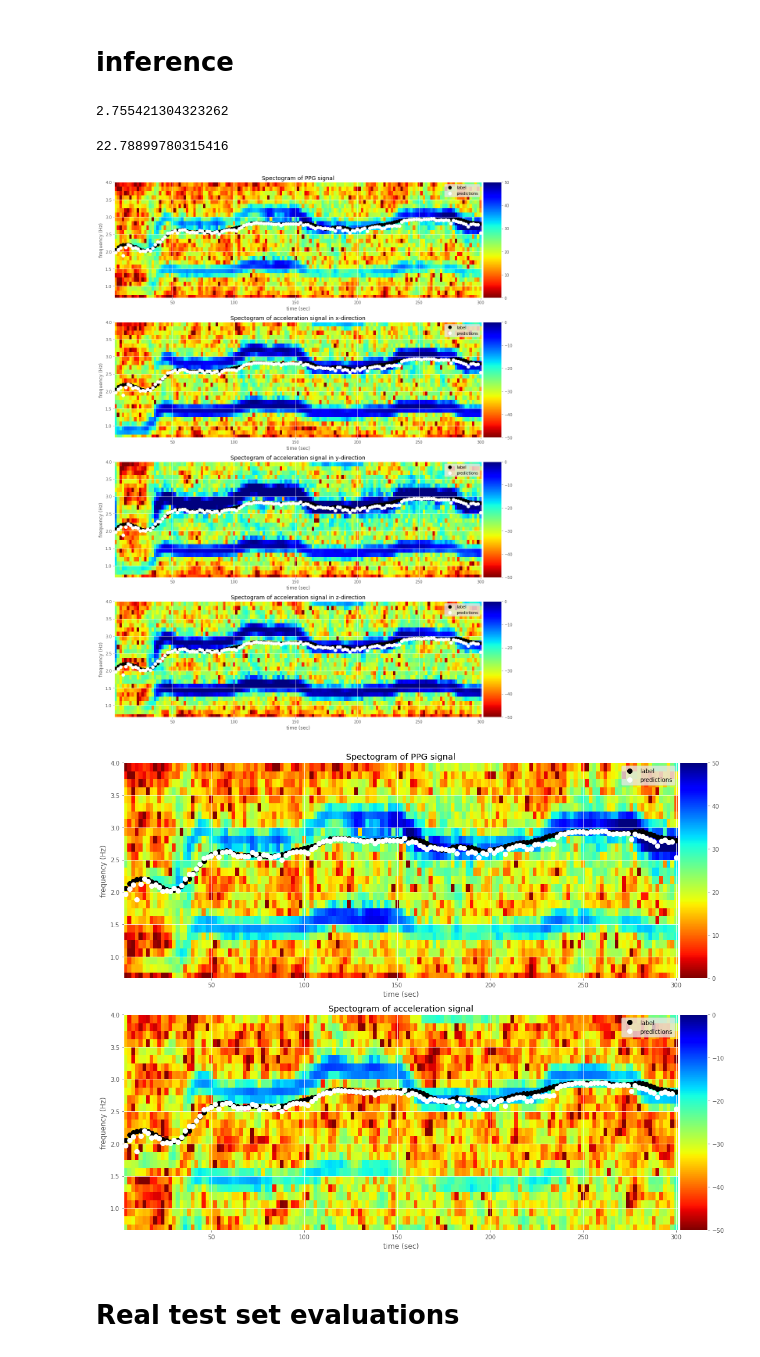
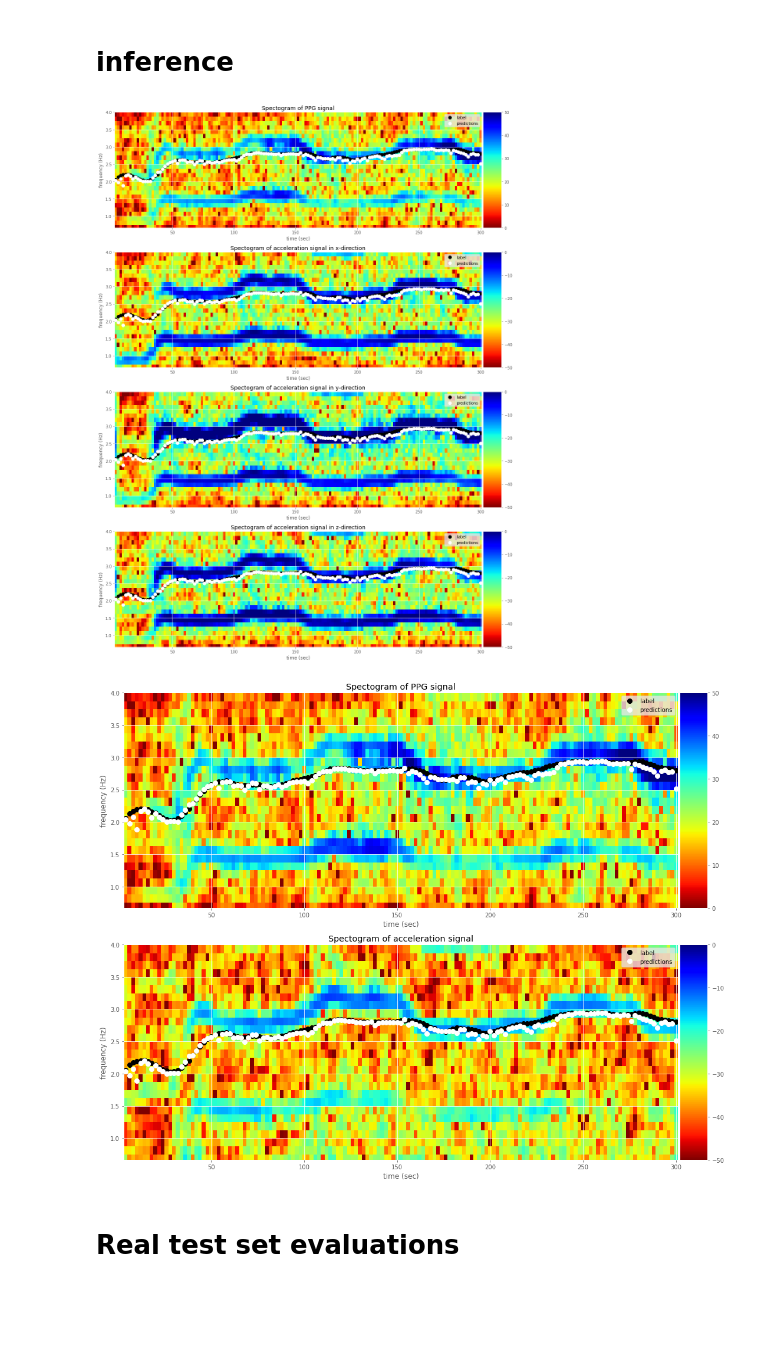
Before and after one commit to phthaloc/nd320-c4-wearable-data-project-starter, a Jupyter notebook: part_1/pulse_rate_starter.ipynb, the cells around one changed output. Drawn from its saved outputs; the diff is of its cells as text; code cells hidden in the pictures; blank space fills up the shorter version.

```diff
--- a/part_1/pulse_rate_starter.ipynb
+++ b/part_1/pulse_rate_starter.ipynb
@@ -609,4 +393,10 @@ def train_rpr_algorithm(df_hparams, features, labels):
 # %%
-model = train_rpr_algorithm(df_hparams=df_best_hparams, features=features, labels=labels)
+model = ml.train_best_rpr_algorithm(
+    features=features,
+    labels=labels,
+    df_hparams=df_best_hparams,
+    max_tree_depth=None,
+    n_estimators=None
+)
 model
 # %% [output]
@@ -615,0 +409,27 @@ RandomForestRegressor(max_depth=16, n_estimators=130, n_jobs=8, random_state=42)
+# %%
+pred_all = model.predict(features)
+abs_err_all = np.abs(labels - pred_all)
+idx_mae_all_sorted = abs_err_all.argsort()[::-1]
+
+# plot a window data point
+for i in idx_mae_all_sorted[:5]:
+    abr = 'sum'
+    fig = plot_util.plot_window_prediction(
+        freqs=dict_data_raw_window['freqs'][i],
+        ppg_fft=dict_data_raw_window['fft_ppg'][i],
+        ppg_peaks_freqs=dict_features['peaks_freq_ppg'][i],
+        ppg_peaks_pwr=dict_features['peaks_pwr_ppg'][i],
+        ppg_label=labels[i]/60,
+        ppg_pred=pred_all[i]/60,
+        acc_fft=dict_data_raw_window[f'fft_acc_{abr}'][i],
+        accx_fft=dict_data_raw_window['fft_accx'][i],
+        accy_fft=dict_data_raw_window['fft_accy'][i],
+        accz_fft=dict_data_raw_window['fft_accz'][i],
+        acc_peaks_freqs=dict_features[f'peaks_freq_acc_{abr}'][i],
+        acc_peaks_pwr=dict_features[f'peaks_pwr_acc_{abr}'][i],
+        min_freq=min_freq,
+        max_freq=max_freq
+    )
+    print(f'group: {groups[i]}')
+    print(f'label: {labels[i]} BPM ({labels[i]/60} Hz)')
+    print(f'absolute error: {abs_err_all[i]}')
@@ -722,15 +481,3 @@ def RunPulseRateAlgorithm(data_fl, ref_fl):
-# %%
-errors, cfd = RunPulseRateAlgorithm(
-    data_fl=data_files[0],
-    ref_fl=ref_files[0]
-)
-AggregateErrorMetric(pr_errors=errors, confidence_est=cfd)
-# %% [output]
-2.755421304323262
-# %%
-np.abs(errors)
-# %% [output]
-22.78899780315416
 # %%
 file = data_files[9]
 
@@ -743,7 +490,7 @@ accz_raw_filtered = etl.bandpass_filter(signal=input_data_raw[file_key]['accz'],
 acc_abs, _ = etl.total_accelerometer_signal(accx=accx_raw_filtered, accy=accy_raw_filtered, accz=accz_raw_filtered, n_fft=n_fft)
 lbls = labels_raw[f'ref{file_key[4:]}']/60
 
-infer_data, infer_features, infere_data_names = etl.prepare_inference_data(
+infer_data, infer_dict_features = etl.prepare_inference_data(
     ppg=ppg,
     accx=accx,
     accy=accy,
@@ -756,37 +503,38 @@ infer_data, infer_features, infere_data_names = etl.prepare_inference_data(
     peaks_param=peaks_param,
     frac_en_param=frac_en_param
 )
+infer_features, infere_data_names = etl.transform_features(dict_features=infer_dict_features)
 # predict pulse rate estimates (in bpm):
 pred = model.predict(infer_features)
 
 fig = plot_util.plot_spectogram(
     ppg=ppg_raw_filtered,
     accx=accx_raw_filtered,
     accy=accy_raw_filtered,
     accz=accz_raw_filtered,
     labels=lbls,
     predictions=pred/60,
     fs=FS,
     window_length=window_length,
     window_shift=window_shift,
     min_freq=min_freq,
     max_freq=max_freq
 )
 
 fig = plot_util.plot_spectogram_sumarized(
     ppg=ppg_raw_filtered,
     acc=acc_abs,
     labels=lbls,
     predictions=pred/60,
     fs=FS,
     window_length=window_length,
     window_shift=window_shift,
     min_freq=min_freq,
     max_freq=max_freq
 )
 # %% [output]
-[figure, old version]
+[figure, new version]
-[figure, old version]
+[figure, new version]
 # %% [markdown]
 # Real test set evaluations
 # %%
```
Also changed, not shown: parts of 48 cells of this notebook, 3 other files.
